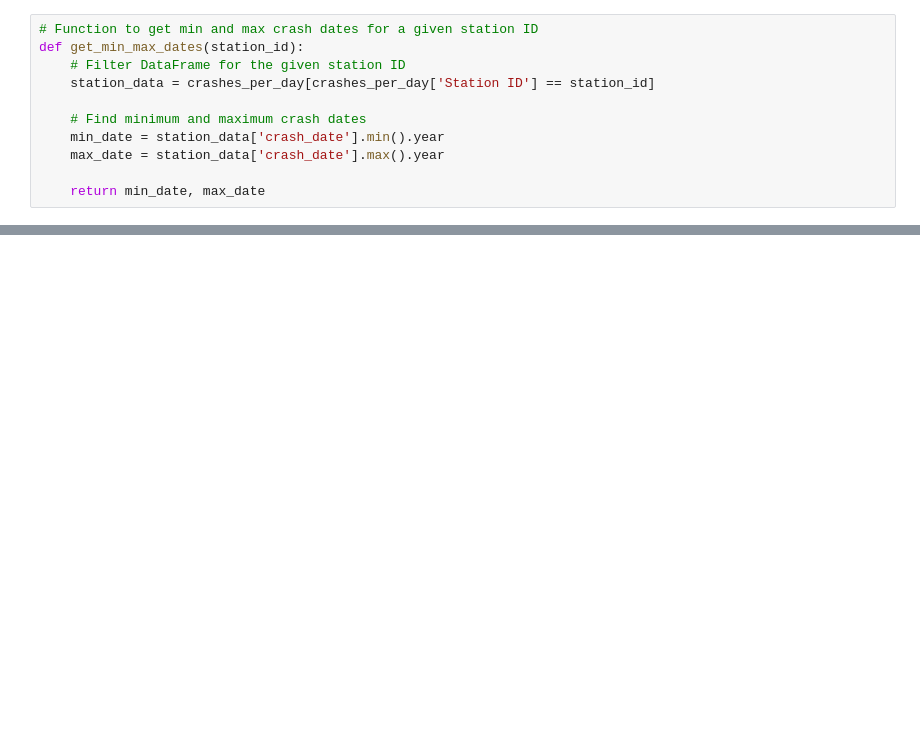
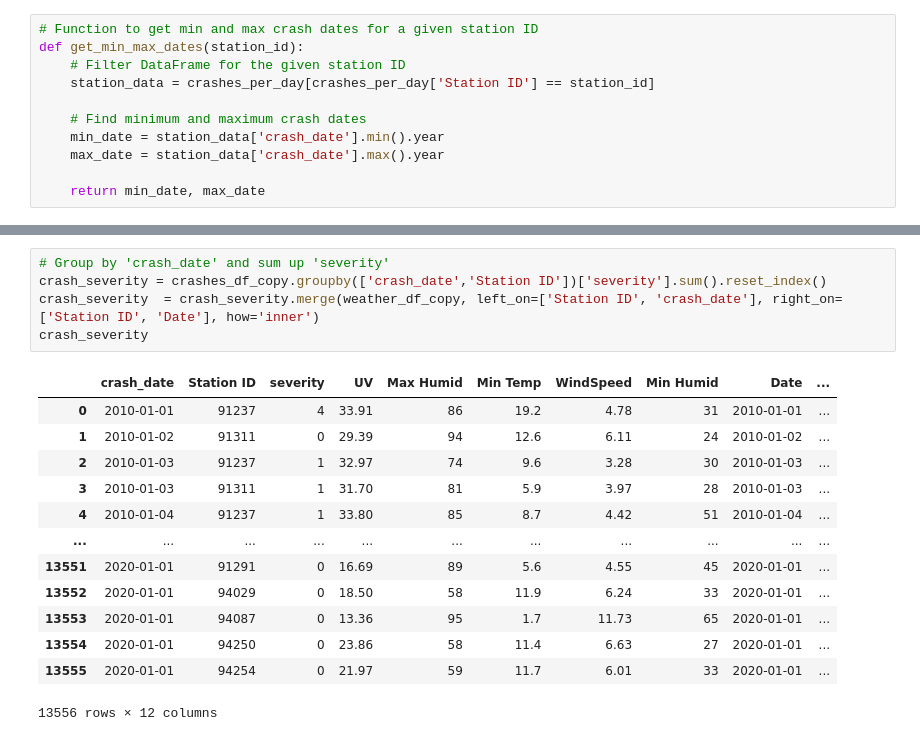
Before and after one commit to jeffphan8816/CloudDataScience, a Jupyter notebook: frontend/weathervscrashmodel.ipynb, the cells around one changed output, grey strips where cells are left out. Drawn from its saved outputs; the diff is of its cells as text; blank space fills up the shorter version.

```diff
--- a/frontend/weathervscrashmodel.ipynb
+++ b/frontend/weathervscrashmodel.ipynb
@@ -446,0 +310,19 @@ print("P-value: ", p_value)
+# %%
+# Group by 'crash_date' and sum up 'severity'
+crash_severity = crashes_df_copy.groupby(['crash_date','Station ID'])['severity'].sum().reset_index()
+crash_severity  = crash_severity.merge(weather_df_copy, left_on=['Station ID', 'crash_date'], right_on=['Station ID', 'Date'], how='inner')
+crash_severity
+# %% [output]
+|  | crash_date | Station ID | severity | UV | Max Humid | Min Temp | WindSpeed | Min Humid | Date | ... |
+| 0 | 2010-01-01 | 91237 | 4 | 33.91 | 86 | 19.2 | 4.78 | 31 | 2010-01-01 | ... |
+| 1 | 2010-01-02 | 91311 | 0 | 29.39 | 94 | 12.6 | 6.11 | 24 | 2010-01-02 | ... |
+| 2 | 2010-01-03 | 91237 | 1 | 32.97 | 74 | 9.6 | 3.28 | 30 | 2010-01-03 | ... |
+| 3 | 2010-01-03 | 91311 | 1 | 31.70 | 81 | 5.9 | 3.97 | 28 | 2010-01-03 | ... |
+| 4 | 2010-01-04 | 91237 | 1 | 33.80 | 85 | 8.7 | 4.42 | 51 | 2010-01-04 | ... |
+| ... | ... | ... | ... | ... | ... | ... | ... | ... | ... | ... |
+| 13551 | 2020-01-01 | 91291 | 0 | 16.69 | 89 | 5.6 | 4.55 | 45 | 2020-01-01 | ... |
+| 13552 | 2020-01-01 | 94029 | 0 | 18.50 | 58 | 11.9 | 6.24 | 33 | 2020-01-01 | ... |
+| 13553 | 2020-01-01 | 94087 | 0 | 13.36 | 95 | 1.7 | 11.73 | 65 | 2020-01-01 | ... |
+| 13554 | 2020-01-01 | 94250 | 0 | 23.86 | 58 | 11.4 | 6.63 | 27 | 2020-01-01 | ... |
+| 13555 | 2020-01-01 | 94254 | 0 | 21.97 | 59 | 11.7 | 6.01 | 33 | 2020-01-01 | ... |
+13556 rows × 12 columns
```
Also changed, not shown: parts of 34 cells of this notebook, 5 other files.
